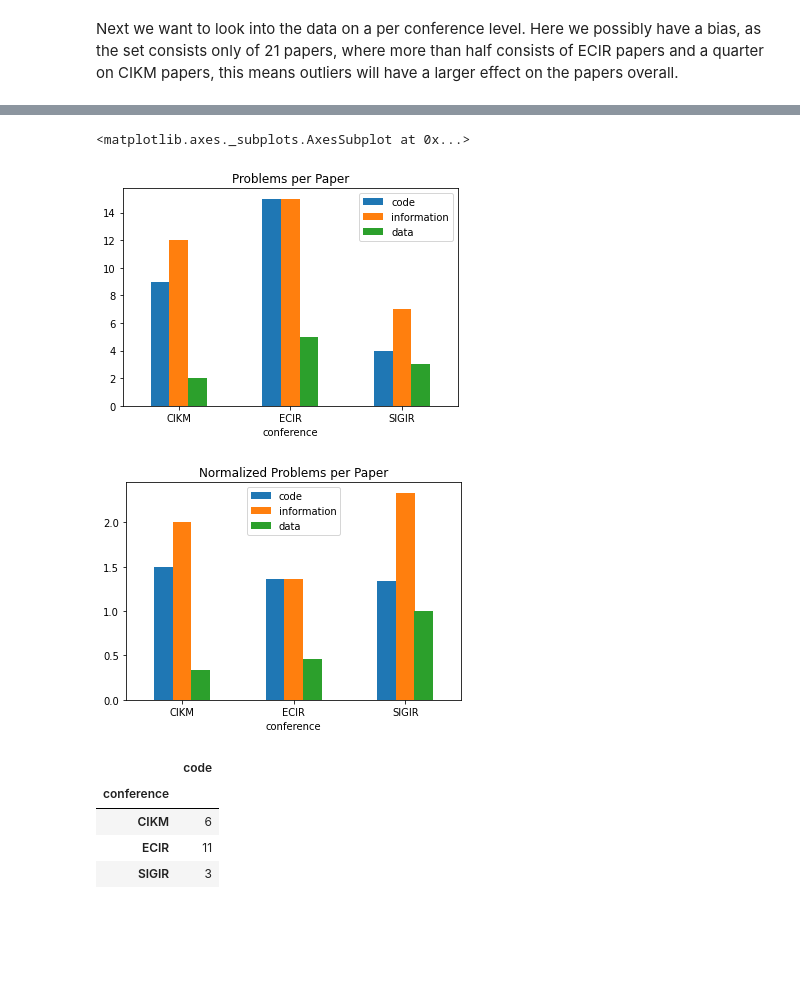
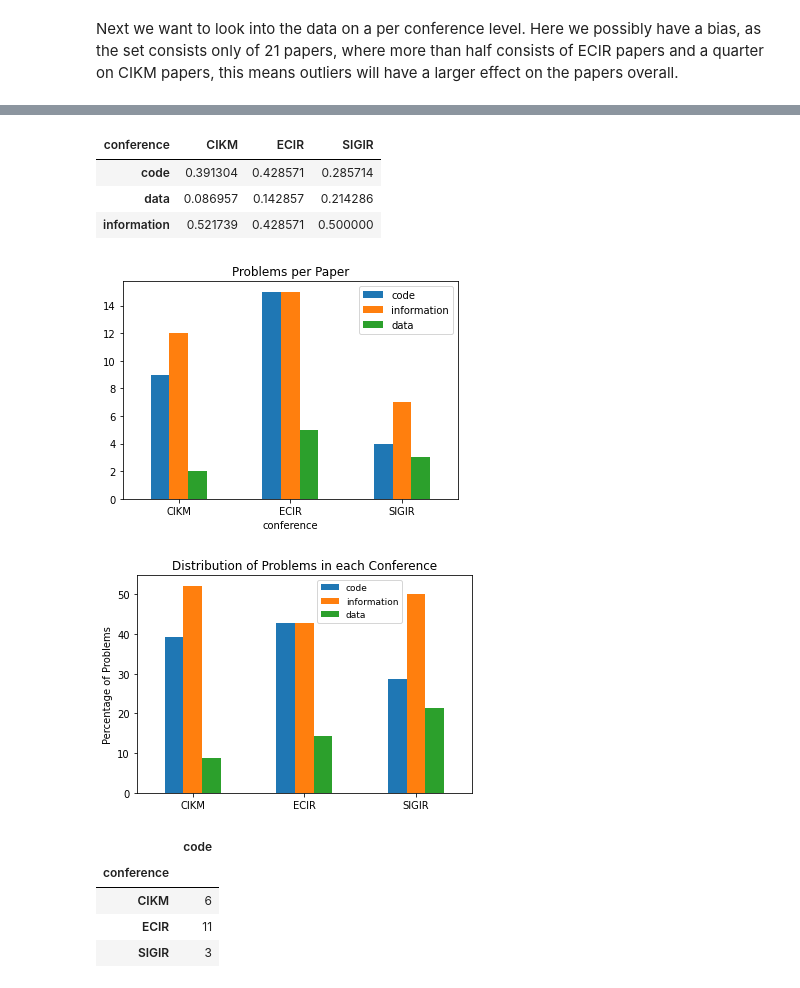
Before and after one commit to MoritzStaudinger/MetaReproducibility, a Jupyter notebook: reproducibility_issues.ipynb, the cells around one changed output, grey strips where cells are left out. Saved outputs shown, nothing was run; the diff lists cells and outputs as text; code cells hidden in the pictures; blank space fills up the shorter version.

Commit message:
Fixed graphic to contain percentage as y axis

```diff
--- a/reproducibility_issues.ipynb
+++ b/reproducibility_issues.ipynb
@@ -139,12 +139,28 @@ SIGIR    2022.666667
 dtype: float64
+# %%
+super_issues_grouped.T/super_issues_grouped.sum(axis=1)
+# %% [output]
+| conference | CIKM | ECIR | SIGIR |
+| code | 0.391304 | 0.428571 | 0.285714 |
+| data | 0.086957 | 0.142857 | 0.214286 |
+| information | 0.521739 | 0.428571 | 0.500000 |
 # %%
 super_issues_grouped.plot(y=["code","information","data"], kind="bar", title="Problems per Paper", rot=0)
 
-super_issues_grouped_normalized.plot(y=["code","information","data"], kind="bar", title="Normalized Problems per Paper", rot=0)
+super_issues_percent = (super_issues_grouped.T/super_issues_grouped.sum(axis=1))*100
+super_issues_percent.T.plot(y=["code","information","data"], kind="bar", title="Distribution of Problems in each Conference", rot=0)
+ax1 = plt.axes()
+x_axis = ax1.axes.get_xaxis()
+x_axis.set_label_text('foo')
+x_label = x_axis.get_label()
+x_label.set_visible(False)
+ax1.set_ylabel("Percentage of Problems")
+plt.legend(loc='upper center',  prop={'size': 9}, bbox_to_anchor=(0.665, 1))
+plt.show()
+plt.close()
 # %% [output]
-<matplotlib.axes._subplots.AxesSubplot at 0x...>
 [figure]
-[figure, old version]
+[figure, new version]
 # %%
 #Number of papers per conference
 super_issues[["conference", "code"]].groupby("conference").count()
```
Also changed, not shown: parts of 8 cells of this notebook.
